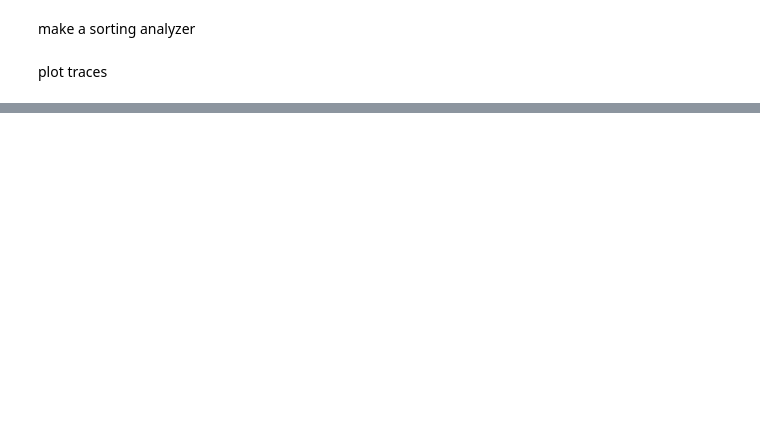
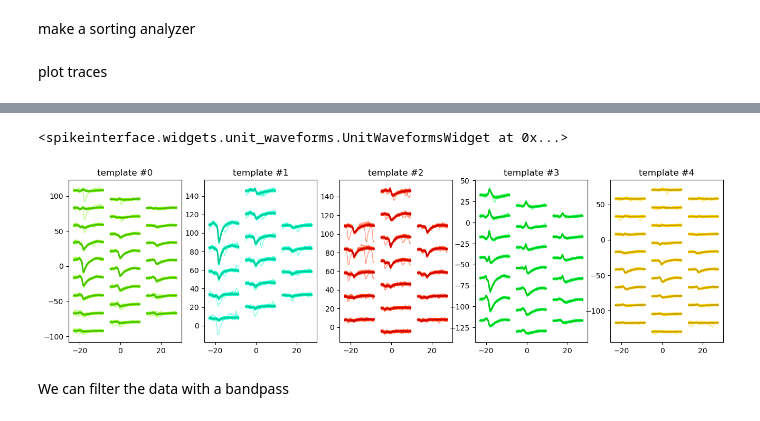
Before and after one commit to njnovo/spike_sorting, a Jupyter notebook: spikeinterface_demo/graph_demo.ipynb, the cells around one changed output, grey strips where cells are left out. Cells and saved outputs as stored; diff of their text form; code cells hidden in the pictures; blank space fills up the shorter version.

```diff
--- a/spikeinterface_demo/graph_demo.ipynb
+++ b/spikeinterface_demo/graph_demo.ipynb
@@ -30,0 +43,7 @@ w_traces = sw.plot_traces(recording)
+# %%
+sw.plot_unit_waveforms(analyzer, unit_ids=sorting.unit_ids[:5], figsize=(16, 4))
+# %% [output]
+<spikeinterface.widgets.unit_waveforms.UnitWaveformsWidget at 0x...>
+[figure, added]
+# %% [markdown]
+We can filter the data with a bandpass
```
Also changed, not shown: parts of 8 cells of this notebook, 1 other file.
